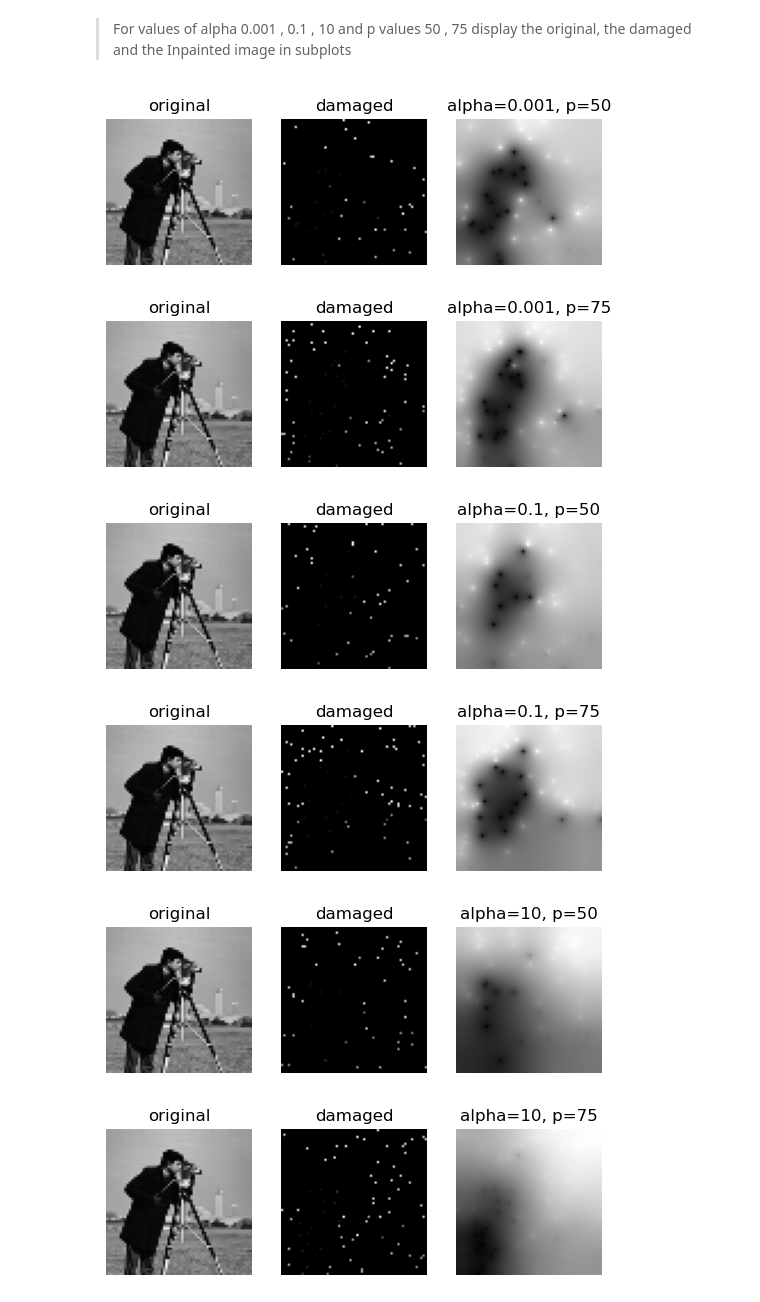
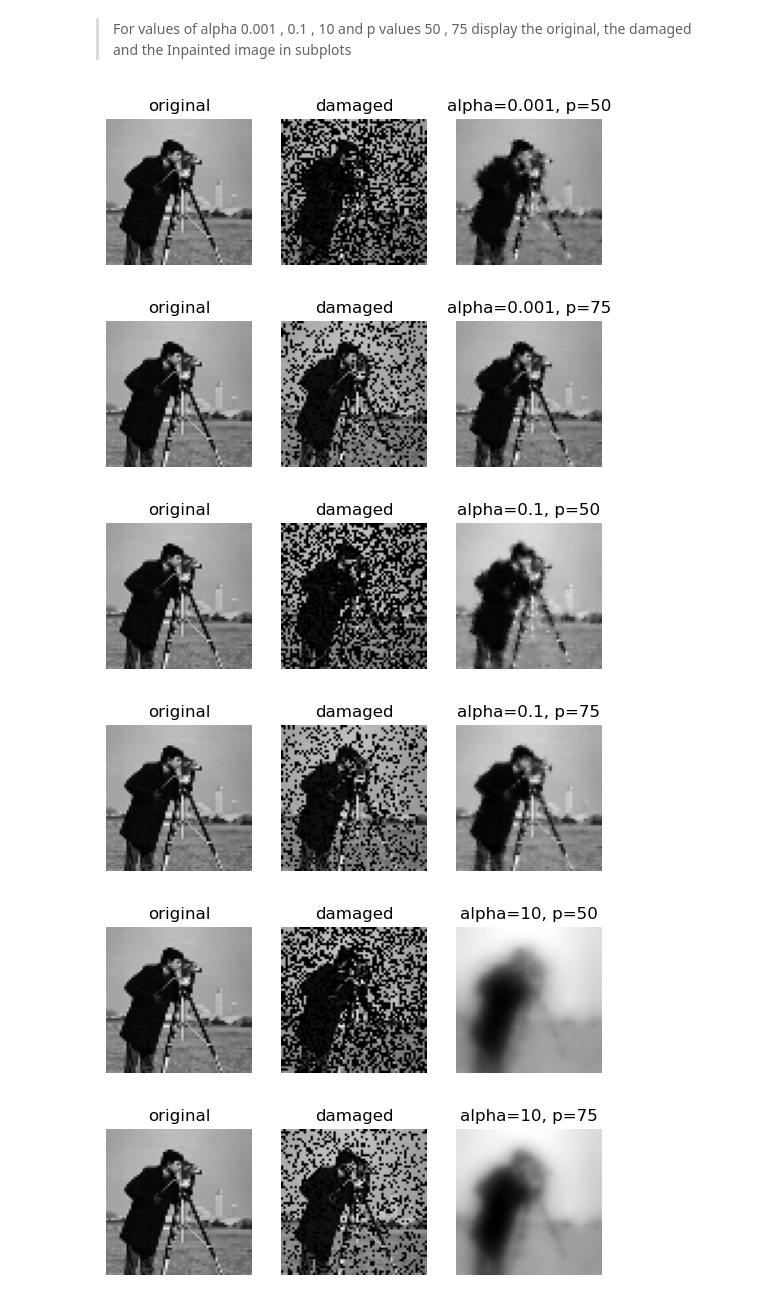
Before and after one commit to samanad109/CHW1_MMIE_Sama_Nadeali, a Jupyter notebook: CHW1/CHW1.ipynb, the cells around one changed output. Saved outputs shown, nothing was run; the diff lists cells and outputs as text; code cells hidden in the pictures.

```diff
--- a/CHW1/CHW1.ipynb
+++ b/CHW1/CHW1.ipynb
@@ -701,7 +701,7 @@ plt.show()
 signal=resized.flatten()
 p = 50
 M = np.zeros((4096, 4096))
-selected = np.random.choice(n, p, replace=False)
+selected = np.random.choice(4096, int(p*4096/100), replace=False)
 M[selected , selected] = 1
 y=np.dot(M,signal.transpose())
 # %%
@@ -724,36 +724,36 @@ assert np.linalg.solve(A,y).all() == X.all(), "wrong!"
 # %%
 # Code cell
 alphas=[0.001,0.1,10]
 p=[50,75]
 img = cv2.imread("cameraman.jpg",cv2.IMREAD_GRAYSCALE)
 resized = cv2.resize(img, (64, 64))
 for i in alphas:
     for j in p:
         M = np.zeros((4096, 4096))
-        selected = np.random.choice(4096, j, replace=False)
+        selected = np.random.choice(4096, int(j*4096/100), replace=False)
         M[selected, selected] = 1
         y=np.dot(M,signal.transpose())
         A_L=M+i*L
         X=np.linalg.solve(A_L,y)
         X=np.reshape(X,(64,64))
         y=np.reshape(y,(64,64))
         plt.subplot(1,3,1)
         plt.imshow(resized , cmap='gray')
         plt.axis('off')
         plt.title("original")
         plt.subplot(1,3,2)
         plt.imshow(y, cmap='gray')
         plt.title("damaged")
         plt.axis('off')
         plt.subplot(1,3,3)
         plt.imshow(X, cmap='gray')
         plt.title("alpha="+str(i)+", p="+str(j))
         plt.axis('off')
         plt.show()
 # %% [output]
-[figure, old version]
+[figure, new version]
-[figure, old version]
+[figure, new version]
-[figure, old version]
+[figure, new version]
-[figure, old version]
+[figure, new version]
-[figure, old version]
+[figure, new version]
-[figure, old version]
+[figure, new version]
```
